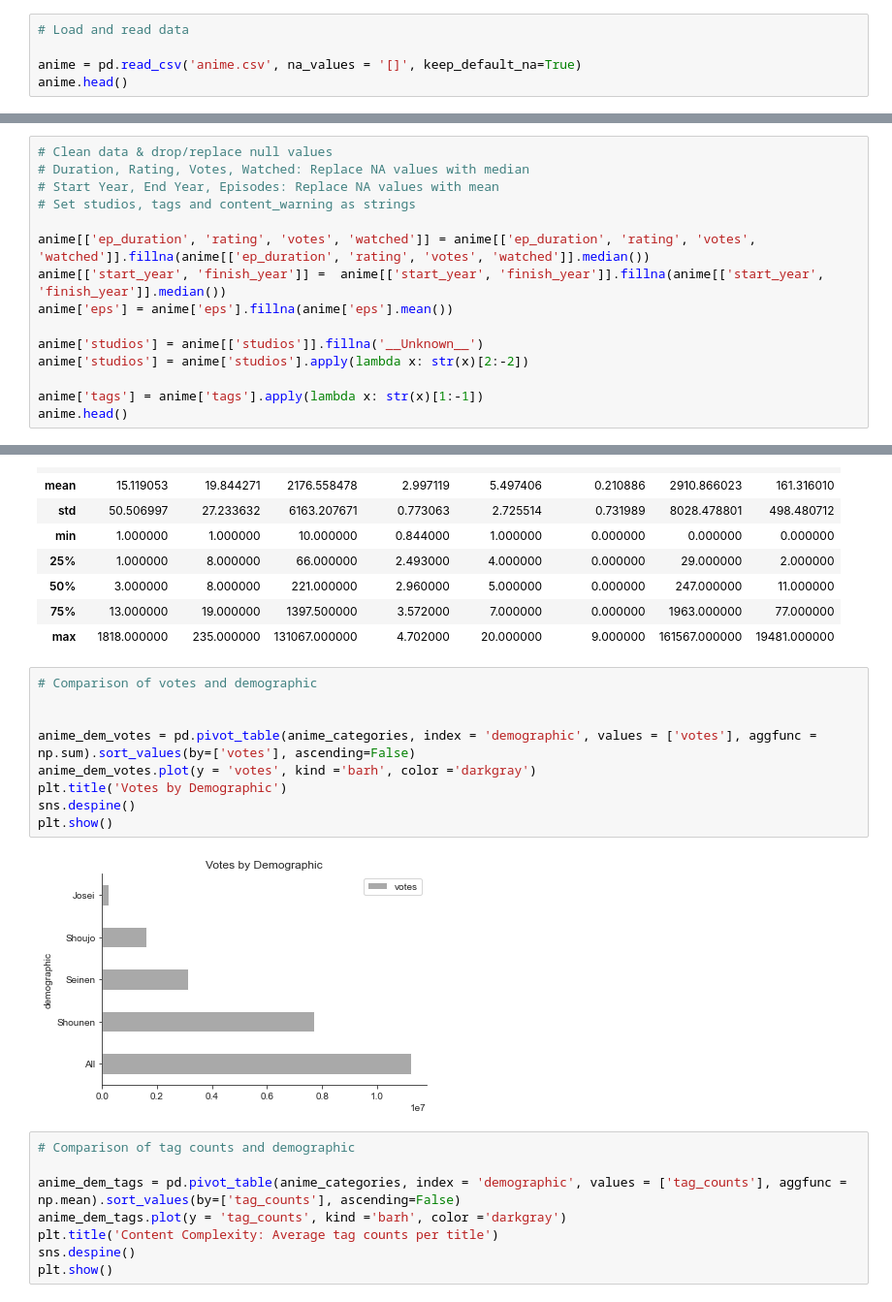
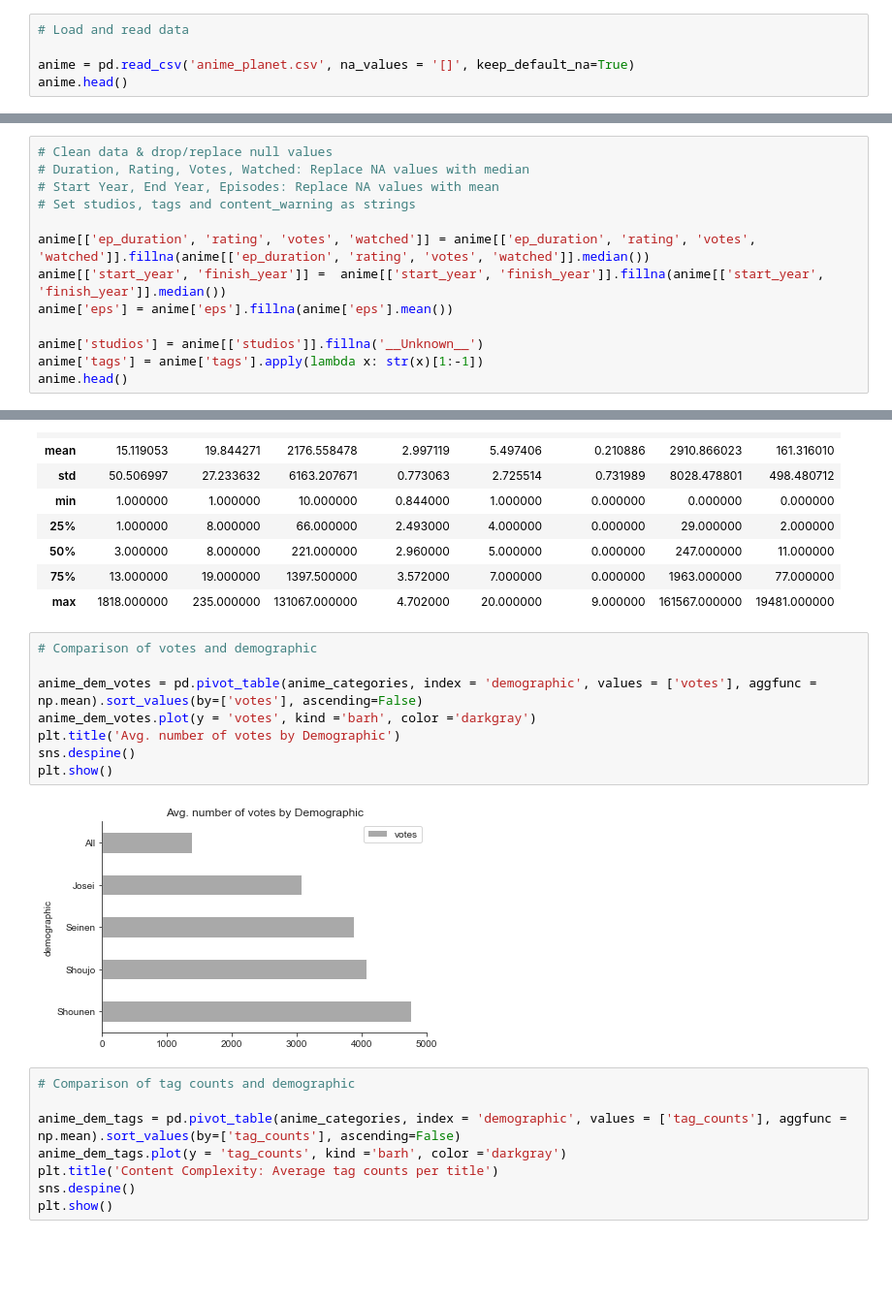
Before and after one commit to joelgnhz/anime, a Jupyter notebook: Anime Classification.ipynb, the cells around one changed output, grey strips where cells are left out. Shown at 97% size. Drawn from its saved outputs; the diff is of its cells as text; blank space fills up the shorter version.

```diff
--- a/Anime Classification.ipynb
+++ b/Anime Classification.ipynb
@@ -37,7 +37,7 @@ from itertools import cycle
 # %%
 # Load and read data
 
-anime = pd.read_csv('anime.csv', na_values = '[]', keep_default_na=True)
+anime = pd.read_csv('anime_planet.csv', na_values = '[]', keep_default_na=True)
 anime.head()
 # %% [output]
 |  | title | mediaType | eps | duration | ongoing | startYr | finishYr | sznOfRelease | description | studios | ... |
@@ -125,8 +125,6 @@ anime[['start_year', 'finish_year']] =  anime[['start_year', 'finish_year']].fil
 anime['eps'] = anime['eps'].fillna(anime['eps'].mean())
 
 anime['studios'] = anime[['studios']].fillna('__Unknown__')
-anime['studios'] = anime['studios'].apply(lambda x: str(x)[2:-2])
-
 anime['tags'] = anime['tags'].apply(lambda x: str(x)[1:-1])
 anime.head()
 # %% [output]
@@ -351,14 +350,13 @@ anime_categories.describe()
 # %%
 # Comparison of votes and demographic
 
-
-anime_dem_votes = pd.pivot_table(anime_categories, index = 'demographic', values = ['votes'], aggfunc = np.sum).sort_values(by=['votes'], ascending=False)
+anime_dem_votes = pd.pivot_table(anime_categories, index = 'demographic', values = ['votes'], aggfunc = np.mean).sort_values(by=['votes'], ascending=False)
 anime_dem_votes.plot(y = 'votes', kind ='barh', color ='darkgray')
-plt.title('Votes by Demographic')
+plt.title('Avg. number of votes by Demographic')
 sns.despine()
 plt.show()
 # %% [output]
-[figure, old version]
+[figure, new version]
 # %%
 # Comparison of tag counts and demographic
 
```
Also changed, not shown: parts of 36 cells of this notebook.
